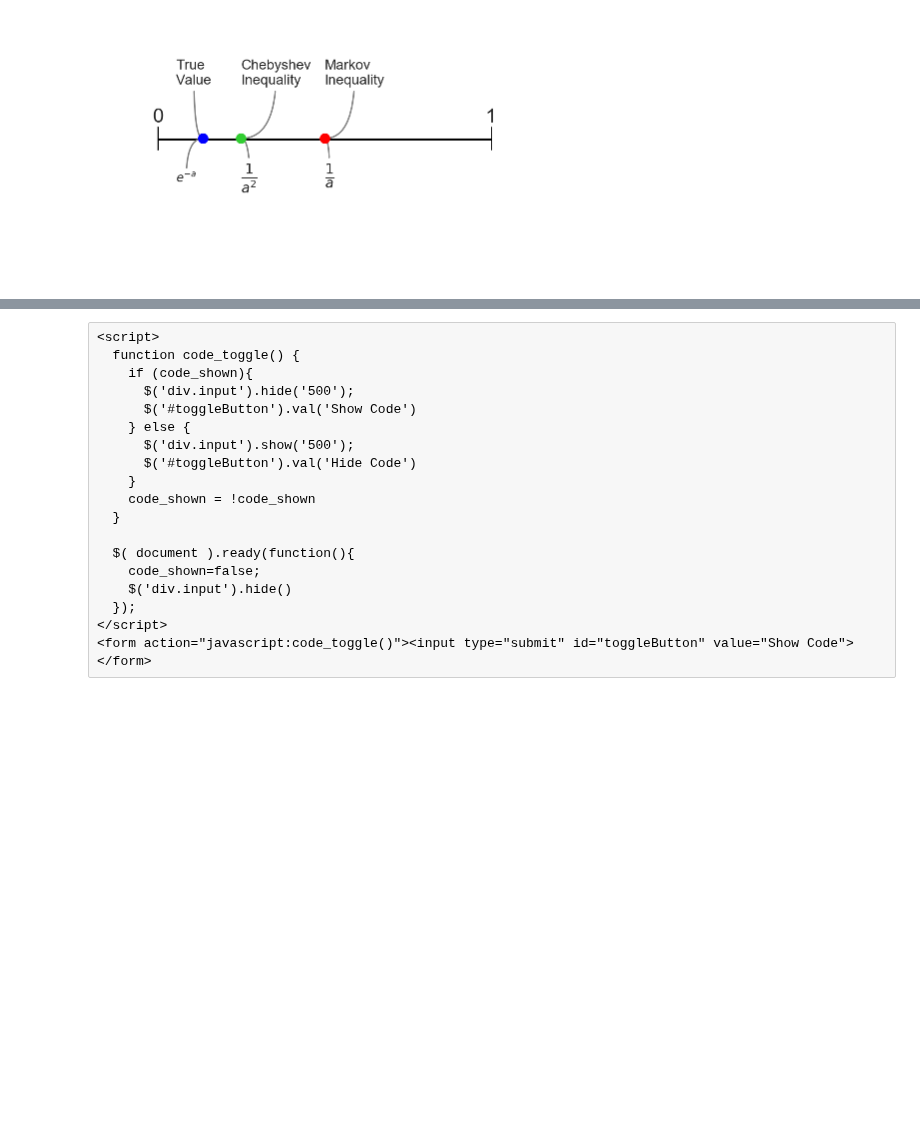
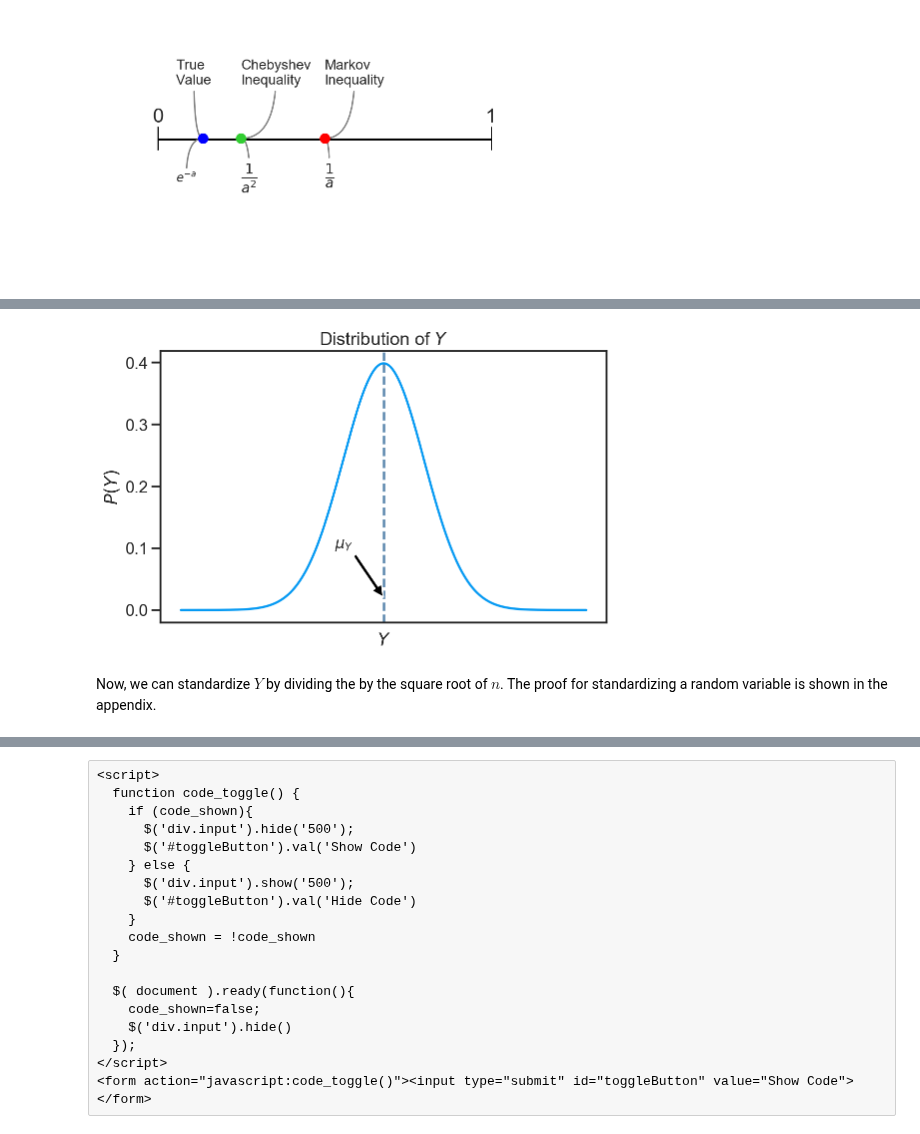
Before and after one commit to NathanielDake/intuitiveml, a Jupyter notebook: Mathematics/03-Probability-03-Inequalities.ipynb, the cells around one changed output, grey strips where cells are left out. Saved outputs shown, nothing was run; the diff lists cells and outputs as text; code cells hidden in the pictures; blank space fills up the shorter version.

```diff
--- a/Mathematics/03-Probability-03-Inequalities.ipynb
+++ b/Mathematics/03-Probability-03-Inequalities.ipynb
@@ -553,0 +638,38 @@ We can see a clear improvement in the Chebyshev Inequality compared the Markov I
+# %%
+from scipy.stats import norm
+
+fig = plt.figure(figsize=(8, 5))
+
+lower_bound = -2.5
+upper_bound = 2.5
+length = 2000
+
+mu = 0
+sigma = 1
+expected_mean = 1
+num_observed_points = 50
+observed_data = np.random.normal(expected_mean, sigma, num_observed_points)
+
+x_axis = np.arange(-5, 5, 0.001)
+y = norm.pdf(x_axis, mu, sigma)
+plt.plot(x_axis, y, color=sns.xkcd_rgb["azure"])
+plt.axvline(x=0, color=sns.xkcd_rgb["dusty blue"], linestyle="dashed")
+
+plt.annotate(
+    r'$\mu_{Y}$',
+    xy=(0, 0.02),
+    xytext=(-1.2, 0.1),
+    arrowprops=dict(facecolor='black', shrink=0.01),
+    size=15
+)
+
+plt.xlabel(r"$Y$", labelpad=10)
+plt.ylabel(r"$P(Y)$")
+plt.title(r"Distribution of $Y$")
+plt.xticks([], [])
+
+plt.show()
+# %% [output]
+[figure, added]
+# %% [markdown]
+Now, we can standardize $Y$ by dividing the by the square root of $n$. The proof for standardizing a random variable is shown in the appendix.
```
Also changed, not shown: parts of 7 cells of this notebook.
